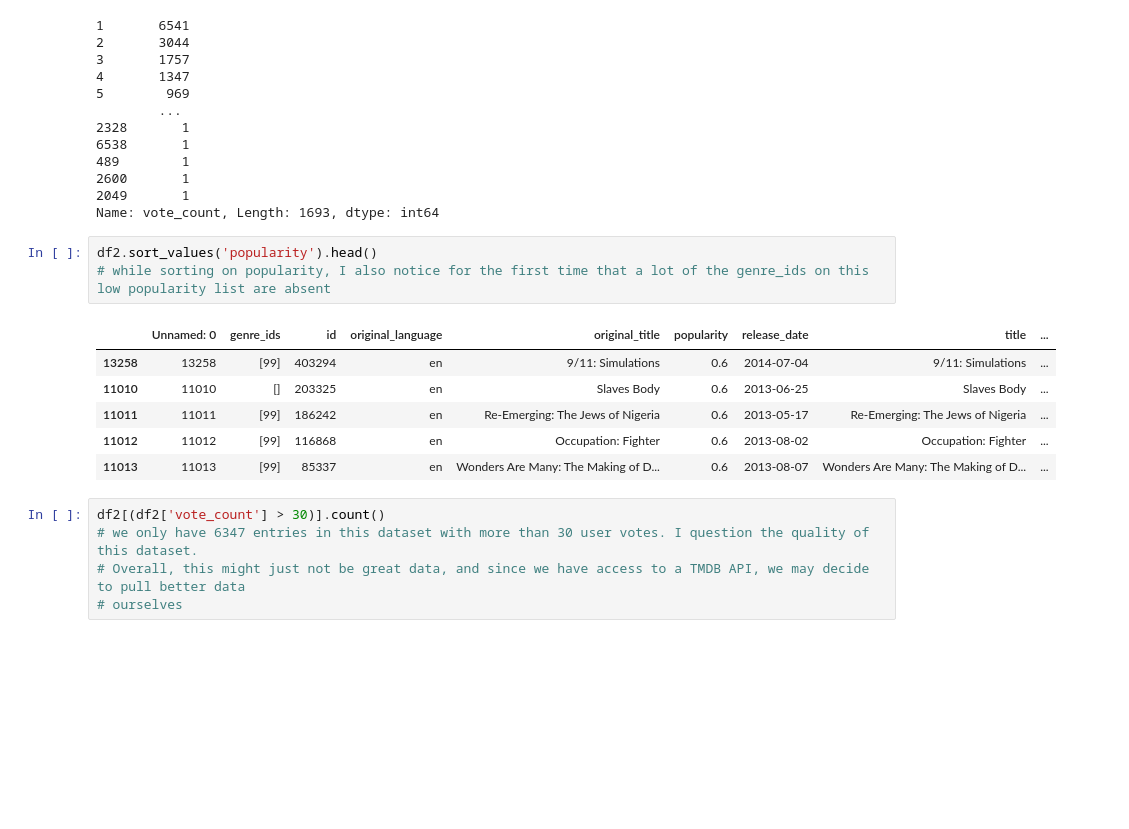
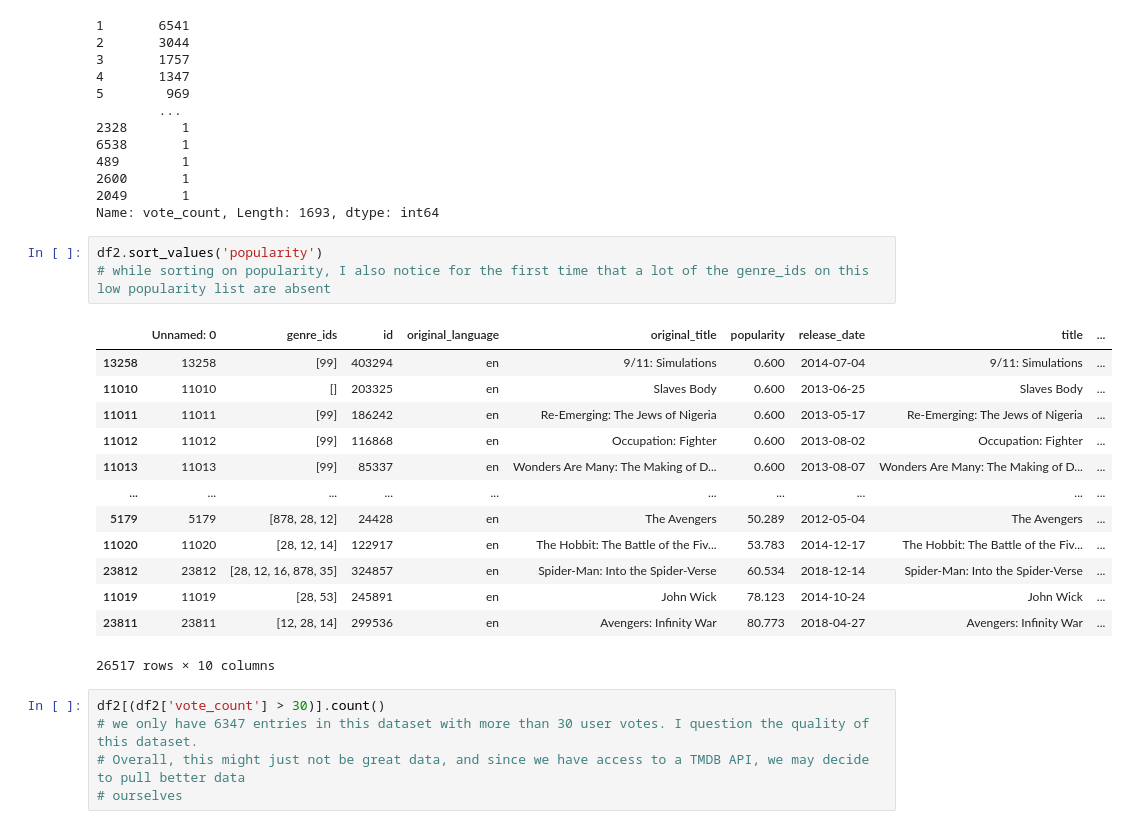
Before and after one commit to threnjen/dsc-mod-1-project-v2-1-online-ds-sp-000, a Jupyter notebook: student.ipynb, the cells around one changed output. Drawn from its saved outputs; the diff is of its cells as text; blank space fills up the shorter version.

```diff
--- a/student.ipynb
+++ b/student.ipynb
@@ -416,15 +358,22 @@ df2['vote_count'].value_counts()
 2049       1
 Name: vote_count, Length: 1693, dtype: int64
 # %%
-df2.sort_values('popularity').head()
+df2.sort_values('popularity')
 # while sorting on popularity, I also notice for the first time that a lot of the genre_ids on this low popularity list are absent
 # %% [output]
 |  | Unnamed: 0 | genre_ids | id | original_language | original_title | popularity | release_date | title | ... |
-| 13258 | 13258 | [99] | 403294 | en | 9/11: Simulations | 0.6 | 2014-07-04 | 9/11: Simulations | ... |
-| 11010 | 11010 | [] | 203325 | en | Slaves Body | 0.6 | 2013-06-25 | Slaves Body | ... |
-| 11011 | 11011 | [99] | 186242 | en | Re-Emerging: The Jews of Nigeria | 0.6 | 2013-05-17 | Re-Emerging: The Jews of Nigeria | ... |
-| 11012 | 11012 | [99] | 116868 | en | Occupation: Fighter | 0.6 | 2013-08-02 | Occupation: Fighter | ... |
-| 11013 | 11013 | [99] | 85337 | en | Wonders Are Many: The Making of D... | 0.6 | 2013-08-07 | Wonders Are Many: The Making of D... | ... |
+| 13258 | 13258 | [99] | 403294 | en | 9/11: Simulations | 0.600 | 2014-07-04 | 9/11: Simulations | ... |
+| 11010 | 11010 | [] | 203325 | en | Slaves Body | 0.600 | 2013-06-25 | Slaves Body | ... |
+| 11011 | 11011 | [99] | 186242 | en | Re-Emerging: The Jews of Nigeria | 0.600 | 2013-05-17 | Re-Emerging: The Jews of Nigeria | ... |
+| 11012 | 11012 | [99] | 116868 | en | Occupation: Fighter | 0.600 | 2013-08-02 | Occupation: Fighter | ... |
+| 11013 | 11013 | [99] | 85337 | en | Wonders Are Many: The Making of D... | 0.600 | 2013-08-07 | Wonders Are Many: The Making of D... | ... |
+| ... | ... | ... | ... | ... | ... | ... | ... | ... | ... |
+| 5179 | 5179 | [878, 28, 12] | 24428 | en | The Avengers | 50.289 | 2012-05-04 | The Avengers | ... |
+| 11020 | 11020 | [28, 12, 14] | 122917 | en | The Hobbit: The Battle of the Fiv... | 53.783 | 2014-12-17 | The Hobbit: The Battle of the Fiv... | ... |
+| 23812 | 23812 | [28, 12, 16, 878, 35] | 324857 | en | Spider-Man: Into the Spider-Verse | 60.534 | 2018-12-14 | Spider-Man: Into the Spider-Verse | ... |
+| 11019 | 11019 | [28, 53] | 245891 | en | John Wick | 78.123 | 2014-10-24 | John Wick | ... |
+| 23811 | 23811 | [12, 28, 14] | 299536 | en | Avengers: Infinity War | 80.773 | 2018-04-27 | Avengers: Infinity War | ... |
+26517 rows × 10 columns
 # %%
 df2[(df2['vote_count'] > 30)].count()
 # we only have 6347 entries in this dataset with more than 30 user votes. I question the quality of this dataset.
```
Also changed, not shown: parts of 63 cells of this notebook, 2 other files.
